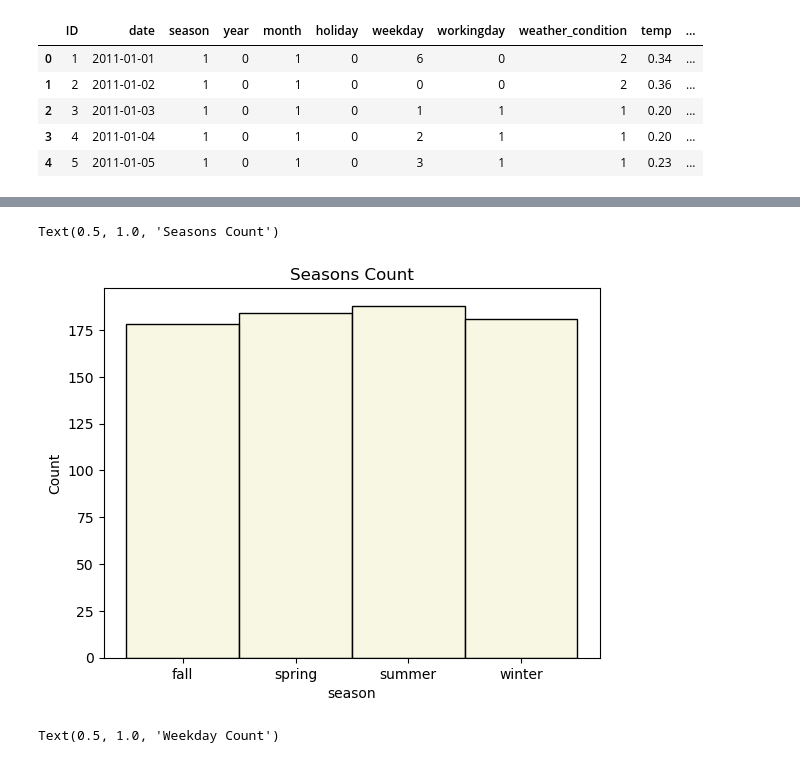
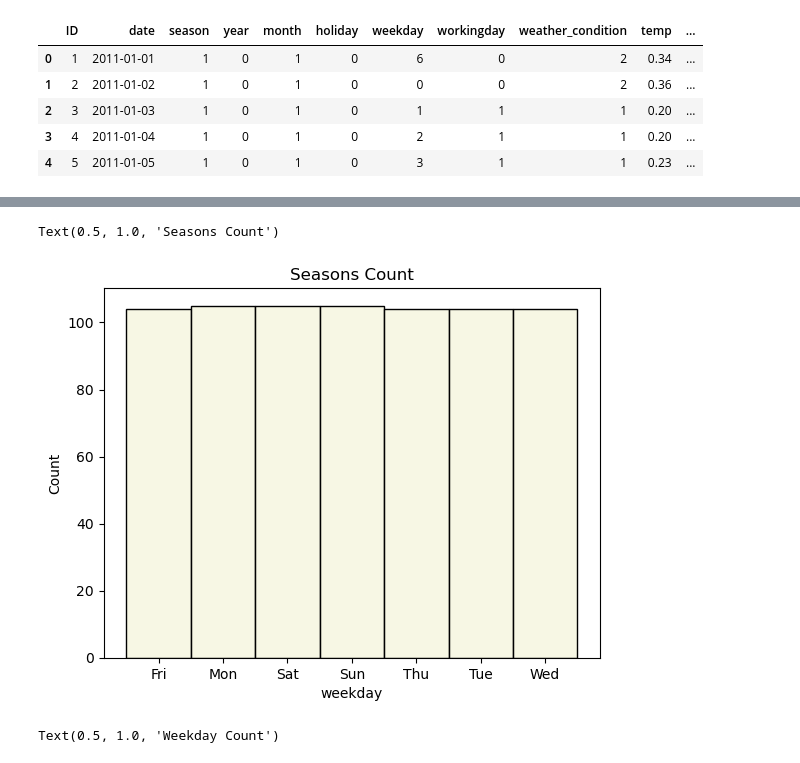
Before and after one commit to NiaLucia/Sprint2, a Jupyter notebook: Bike Project/BikeEDA.ipynb, the cells around one changed output, grey strips where cells are left out. Drawn from its saved outputs; the diff is of its cells as text; code cells hidden in the pictures.

```diff
--- a/Bike Project/BikeEDA.ipynb
+++ b/Bike Project/BikeEDA.ipynb
@@ -220,8 +242,8 @@ hour['year'] = hour.year.map({0: '2011', 1: '2012'}).astype('category')
 # %%
-sns.histplot(data=day, x= "season", color= 'beige').set_title('Seasons Count')
+sns.histplot(data=day, x= "weekday", color= 'beige').set_title('Seasons Count')
 # %% [output]
 Text(0.5, 1.0, 'Seasons Count')
-[figure, old version]
+[figure, new version]
 # %%
 sns.histplot(data=day, x= "weekday", color= 'beige').set_title('Weekday Count')
 # %% [output]
```
Also changed, not shown: parts of 3 cells of this notebook.
